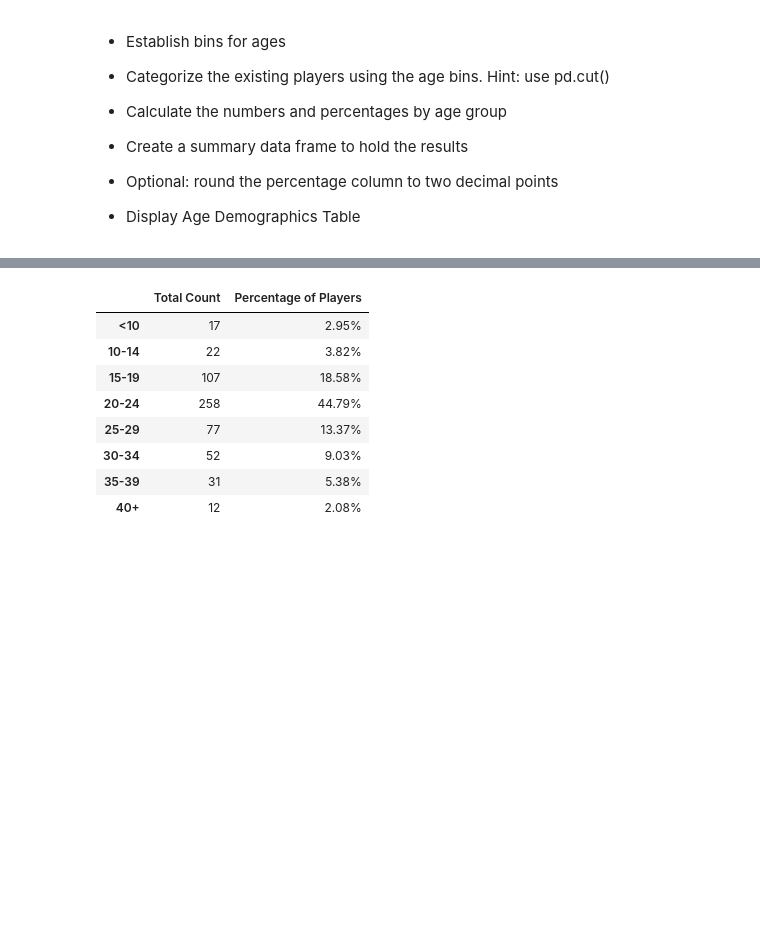
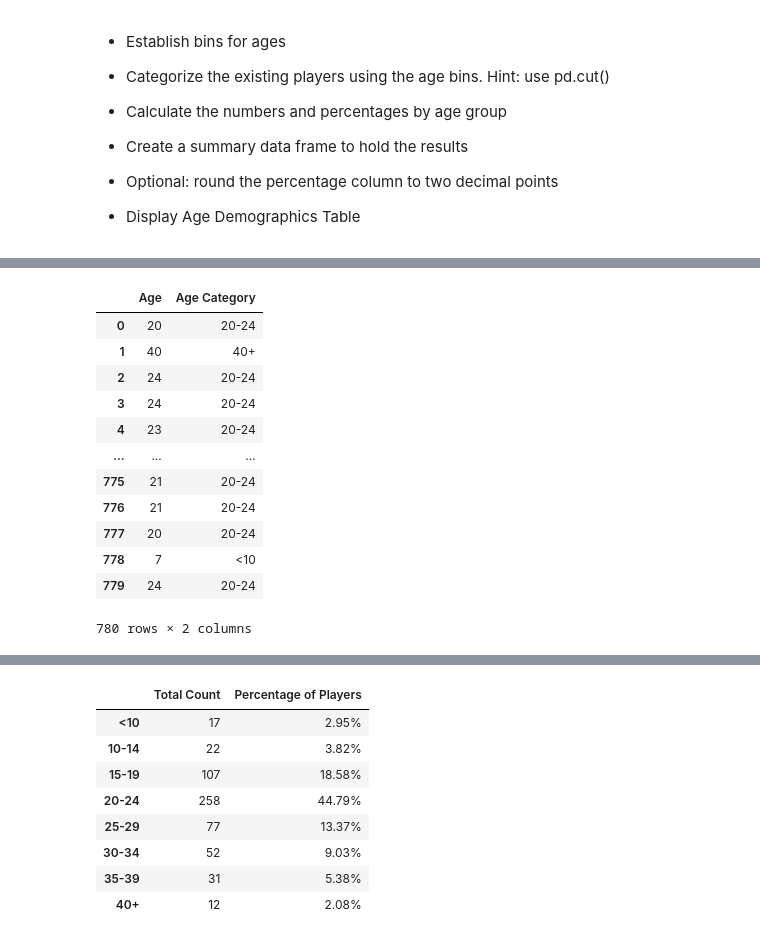
Before and after one commit to JMazick/pandas-challenge, a Jupyter notebook: HeroesOfPymoli/HeroesOfPymoli_starter.ipynb, the cells around one changed output, grey strips where cells are left out. Cells and saved outputs as stored; diff of their text form; code cells hidden in the pictures; blank space fills up the shorter version.

Commit message:
add age demos

```diff
--- a/HeroesOfPymoli/HeroesOfPymoli_starter.ipynb
+++ b/HeroesOfPymoli/HeroesOfPymoli_starter.ipynb
@@ -215,3 +227,13 @@ del purchasing_df
 
 
 * Display Age Demographics Table
+# %%
+# Create the bins in which Data will be held
+bins = [0, 9, 14, 19, 24, 29, 34, 40]
+
+# Create the names for the five bins
+group_names = ["<10", "10-14", "15-19", "20-24", "25-29", "30-34", "40+"]
+# %%
+age_demo = purchase_data['Age']
+age_demo_df = pd.DataFrame(age_demo)
+age_demo_df
@@ -217,0 +254,18 @@ del purchasing_df
+# %%
+age_demo_df["Age Category"] = pd.cut(age_demo_df["Age"], bins, labels=group_names, include_lowest=True) # inlclude_lowest=False is default, and it means left-include 1st interval or not
+# age_demo_df = age_demo_df.set_index('Age Category')
+age_demo_df
+# %% [output]
+|  | Age | Age Category |
+| 0 | 20 | 20-24 |
+| 1 | 40 | 40+ |
+| 2 | 24 | 20-24 |
+| 3 | 24 | 20-24 |
+| 4 | 23 | 20-24 |
+| ... | ... | ... |
+| 775 | 21 | 20-24 |
+| 776 | 21 | 20-24 |
+| 777 | 20 | 20-24 |
+| 778 | 7 | <10 |
+| 779 | 24 | 20-24 |
+780 rows × 2 columns
```
Also changed, not shown: parts of 6 cells of this notebook.
